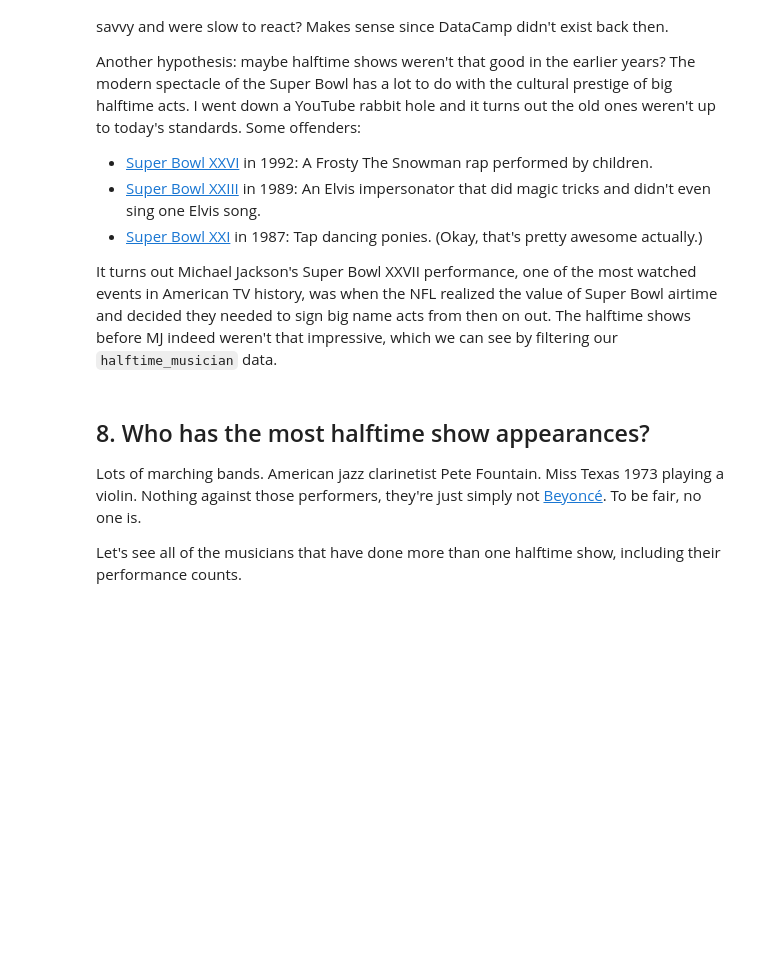
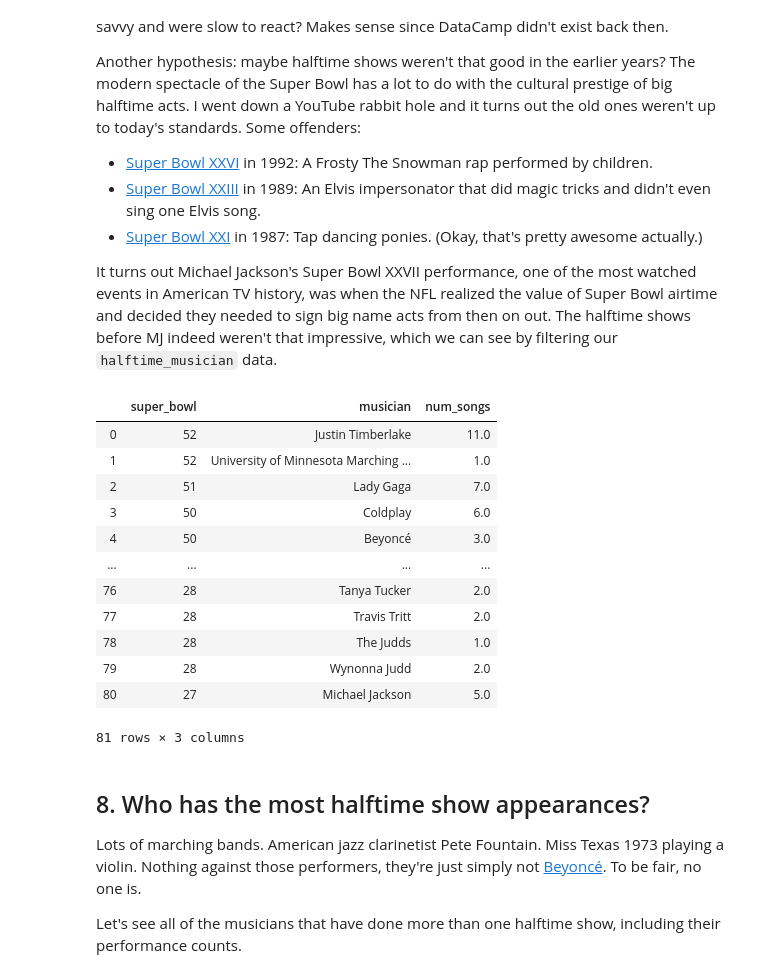
Before and after one commit to Ran-Tokman/DataCamp, a Jupyter notebook: TV, Halftime Shows, and the Big Game/TV, Halftime Shows, and the Big Game.ipynb, the cells around one changed output. Drawn from its saved outputs; the diff is of its cells as text; code cells hidden in the pictures; blank space fills up the shorter version.

```diff
--- a/TV, Halftime Shows, and the Big Game/TV, Halftime Shows, and the Big Game.ipynb
+++ b/TV, Halftime Shows, and the Big Game/TV, Halftime Shows, and the Big Game.ipynb
@@ -184,7 +186,21 @@ plt.tight_layout()
 <p>It turns out Michael Jackson's Super Bowl XXVII performance, one of the most watched events in American TV history, was when the NFL realized the value of Super Bowl airtime and decided they needed to sign big name acts from then on out. The halftime shows before MJ indeed weren't that impressive, which we can see by filtering our <code>halftime_musician</code> data.</p>
 # %%
 # Display all halftime musicians for Super Bowls up to and including Super Bowl XXVII
-# ... YOUR CODE FOR TASK 7 ...
+display(halftime_musicians[halftime_musicians.super_bowl>=27])
+# %% [output]
+|  | super_bowl | musician | num_songs |
+| 0 | 52 | Justin Timberlake | 11.0 |
+| 1 | 52 | University of Minnesota Marching ... | 1.0 |
+| 2 | 51 | Lady Gaga | 7.0 |
+| 3 | 50 | Coldplay | 6.0 |
+| 4 | 50 | Beyoncé | 3.0 |
+| ... | ... | ... | ... |
+| 76 | 28 | Tanya Tucker | 2.0 |
+| 77 | 28 | Travis Tritt | 2.0 |
+| 78 | 28 | The Judds | 1.0 |
+| 79 | 28 | Wynonna Judd | 2.0 |
+| 80 | 27 | Michael Jackson | 5.0 |
+81 rows × 3 columns
 # %% [markdown]
 ## 8. Who has the most halftime show appearances?
 <p>Lots of marching bands. American jazz clarinetist Pete Fountain. Miss Texas 1973 playing a violin. Nothing against those performers, they're just simply not <a href="https://www.youtube.com/watch?v=suIg9kTGBVI">Beyoncé</a>. To be fair, no one is.</p>
```
Also changed, not shown: parts of 3 cells of this notebook.
